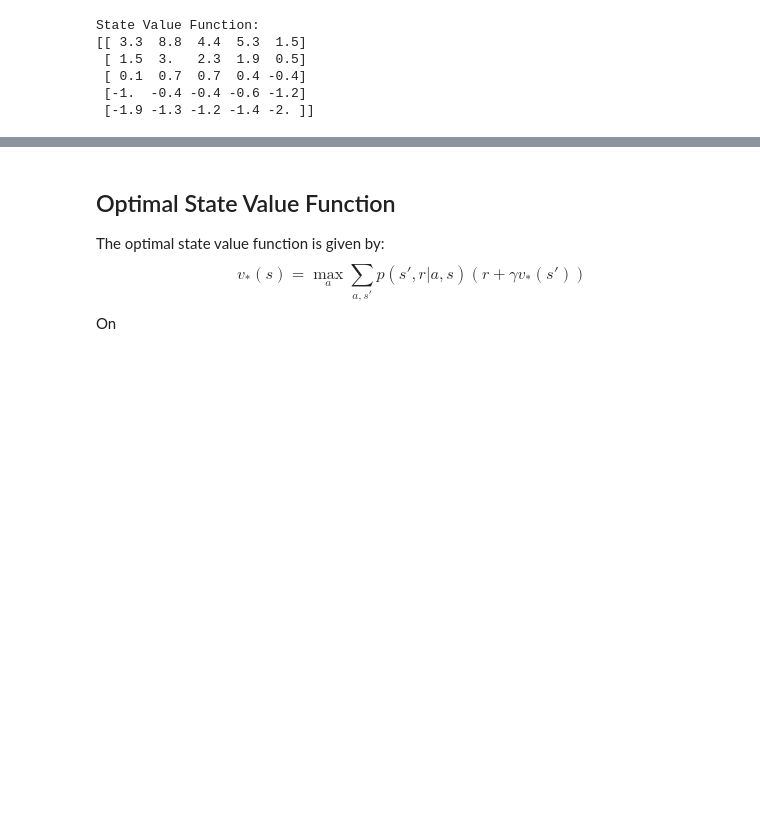
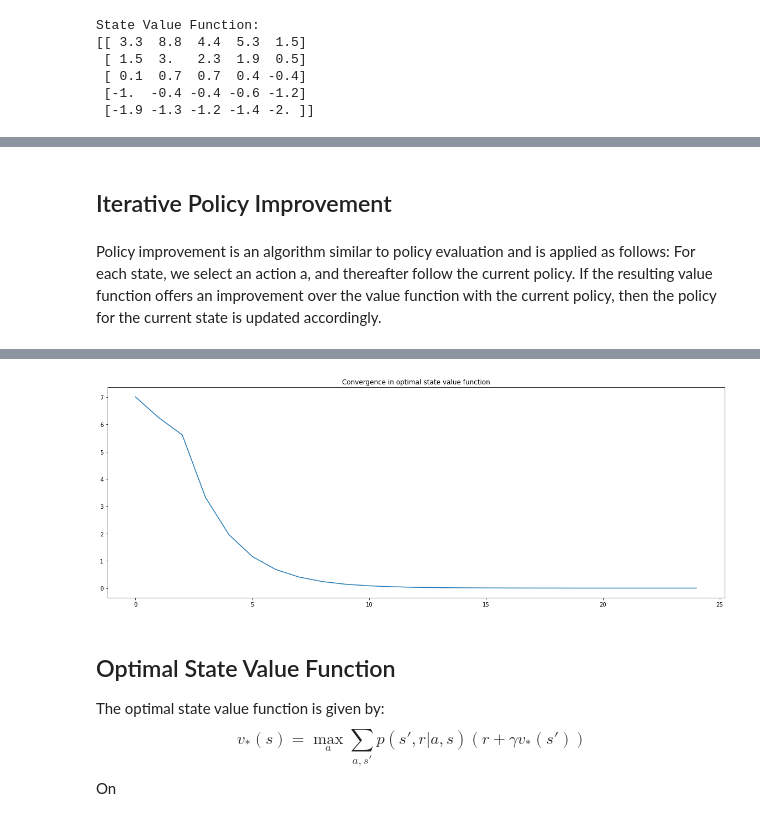
Before and after one commit to chandrusuresh/ReinforcementLearning, a Jupyter notebook: GridWorld.ipynb, the cells around one changed output, grey strips where cells are left out. Cells and saved outputs as stored; diff of their text form; code cells hidden in the pictures; blank space fills up the shorter version.

```diff
--- a/GridWorld.ipynb
+++ b/GridWorld.ipynb
@@ -80,0 +251,71 @@ State Value Function:
+# %% [markdown]
+## Iterative Policy Improvement
+# %% [markdown]
+Policy improvement is an algorithm similar to policy evaluation and is applied as follows:
+For each state, we select an action a, and thereafter follow the current policy. If the resulting value function offers an improvement over the value function with the current policy, then the policy for the current state is updated accordingly.
+# %%
+init_state_v = np.copy(approx_state_val_func)
+pi = 0.25*np.ones((init_state_v.shape[0],len(steps)))
+
+def iterativePolicyImprovement_state(maxIter = 25):
+    iter = 0
+    v = init_state_v
+    exitFlag = False
+    iter = 0
+    maxDelta = []
+    while not exitFlag and iter < maxIter:
+        iter = iter+1
+        v_prev = np.copy(v)
+        valFuncDelta = 0
+        updateFound = False
+        for i in range(m):
+            for j in range(n):
+                idx0 = i*n+j
+                stateValFunc = 0
+                new_pi = np.zeros((1,len(steps)))
+                for si,s in enumerate(steps):
+                    if i == 0 and j == 1:
+                        r = m-1
+                        c = j
+                        reward = 10
+                    elif i == 0 and j == 3:
+                        r = i+2
+                        c = j
+                        reward = 5
+                    else:
+                        r = min(m-1,max(0,i+s[0]))
+                        c = min(n-1,max(0,j+s[1]))
+                        reward = 0
+                        if r == i and c == j:
+                            reward = -1
+                    idx = r*n + c
+                    stateValFunc = reward + gamma*v[idx]
+                    if stateValFunc >= v[idx0]:
+                        valFuncDelta = max(valFuncDelta,abs(v[idx0]-stateValFunc))
+#                         print(idx0,v[idx0],stateValFunc)
+                        v[idx0] = stateValFunc
+                        new_pi[0,si] = 1
+                        updateFound = True
+                    else:
+                        continue
+
+                if updateFound:
+#                     print(idx0,reward,v[idx0])
+                    new_pi = new_pi/np.sum(new_pi)
+                    pi[idx0,:] = new_pi
+        maxDelta.append(valFuncDelta)
+        exitFlag = not updateFound
+    opt_pi = pi
+    return v,opt_pi,maxDelta,exitFlag
+opt_state_val_func,opt_pi,opt_maxDelta_state,opt_exitFlag_state = iterativePolicyImprovement_state()
+
+print('Iterative Policy Improvement for State Terminated?:', opt_exitFlag_state)
+print('MaxDelta: ',opt_maxDelta_state[-1])
+print('Approximate Optimal State Value Function:')
+print(np.reshape(np.round(opt_state_val_func,1),(m,n)))
+print("Optimal policy")
+print(pi)
+f,ax = plt.subplots(1,1,figsize=(20,7))
+ax.plot(range(len(opt_maxDelta_state)),opt_maxDelta_state)
+ax.set_title('Convergence in optimal state value function');
+# %% [output]
@@ -81,3 +339,4 @@ State Value Function:
+[figure, added]
 # %% [markdown]
 ## Optimal State Value Function
 The optimal state value function is given by:
```
Also changed, not shown: parts of 7 cells of this notebook.
